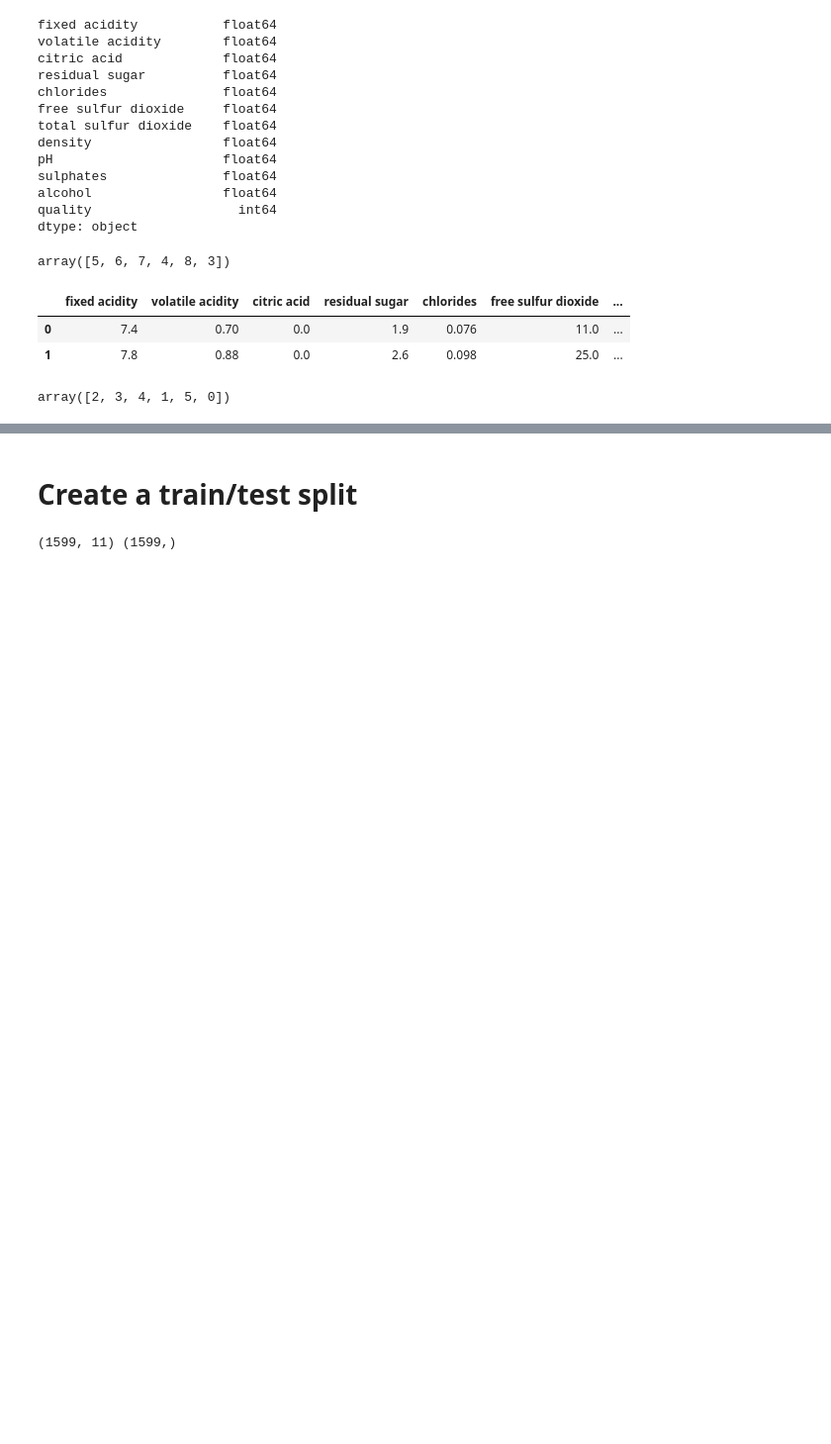
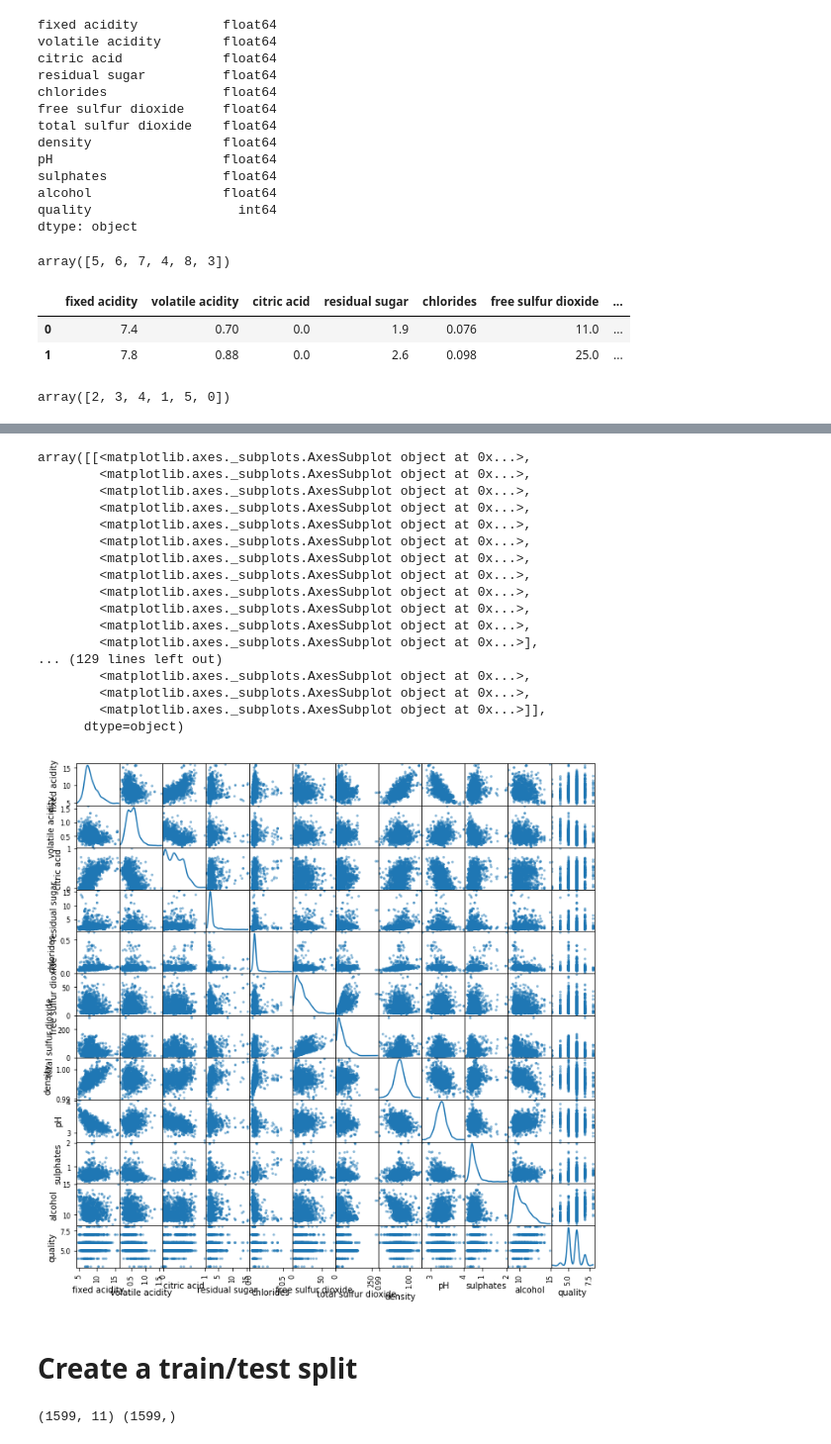
Before and after one commit to ChiqueCode/project_wine_library, a Jupyter notebook: red_wine_ml.ipynb, the cells around one changed output, grey strips where cells are left out. Shown: that part at 99% size. Saved outputs shown, nothing was run; the diff lists cells and outputs as text; code cells hidden in the pictures; blank space fills up the shorter version.

```diff
--- a/red_wine_ml.ipynb
+++ b/red_wine_ml.ipynb
@@ -113,0 +131,23 @@ array([2, 3, 4, 1, 5, 0])
+# %%
+# Check to see if the data is linear or non linear
+from pandas.plotting import scatter_matrix
+scatter_matrix(data, alpha=0.5, figsize=(11, 11), diagonal='kde')
+# %% [output]
+array([[<matplotlib.axes._subplots.AxesSubplot object at 0x...>,
+        <matplotlib.axes._subplots.AxesSubplot object at 0x...>,
+        <matplotlib.axes._subplots.AxesSubplot object at 0x...>,
+        <matplotlib.axes._subplots.AxesSubplot object at 0x...>,
+        <matplotlib.axes._subplots.AxesSubplot object at 0x...>,
+        <matplotlib.axes._subplots.AxesSubplot object at 0x...>,
+        <matplotlib.axes._subplots.AxesSubplot object at 0x...>,
+        <matplotlib.axes._subplots.AxesSubplot object at 0x...>,
+        <matplotlib.axes._subplots.AxesSubplot object at 0x...>,
+        <matplotlib.axes._subplots.AxesSubplot object at 0x...>,
+        <matplotlib.axes._subplots.AxesSubplot object at 0x...>,
+        <matplotlib.axes._subplots.AxesSubplot object at 0x...>],
+... (129 lines left out)
+        <matplotlib.axes._subplots.AxesSubplot object at 0x...>,
+        <matplotlib.axes._subplots.AxesSubplot object at 0x...>,
+        <matplotlib.axes._subplots.AxesSubplot object at 0x...>]],
+      dtype=object)
+[figure, added]
```
Also changed, not shown: parts of 47 cells of this notebook, 2 other files.
